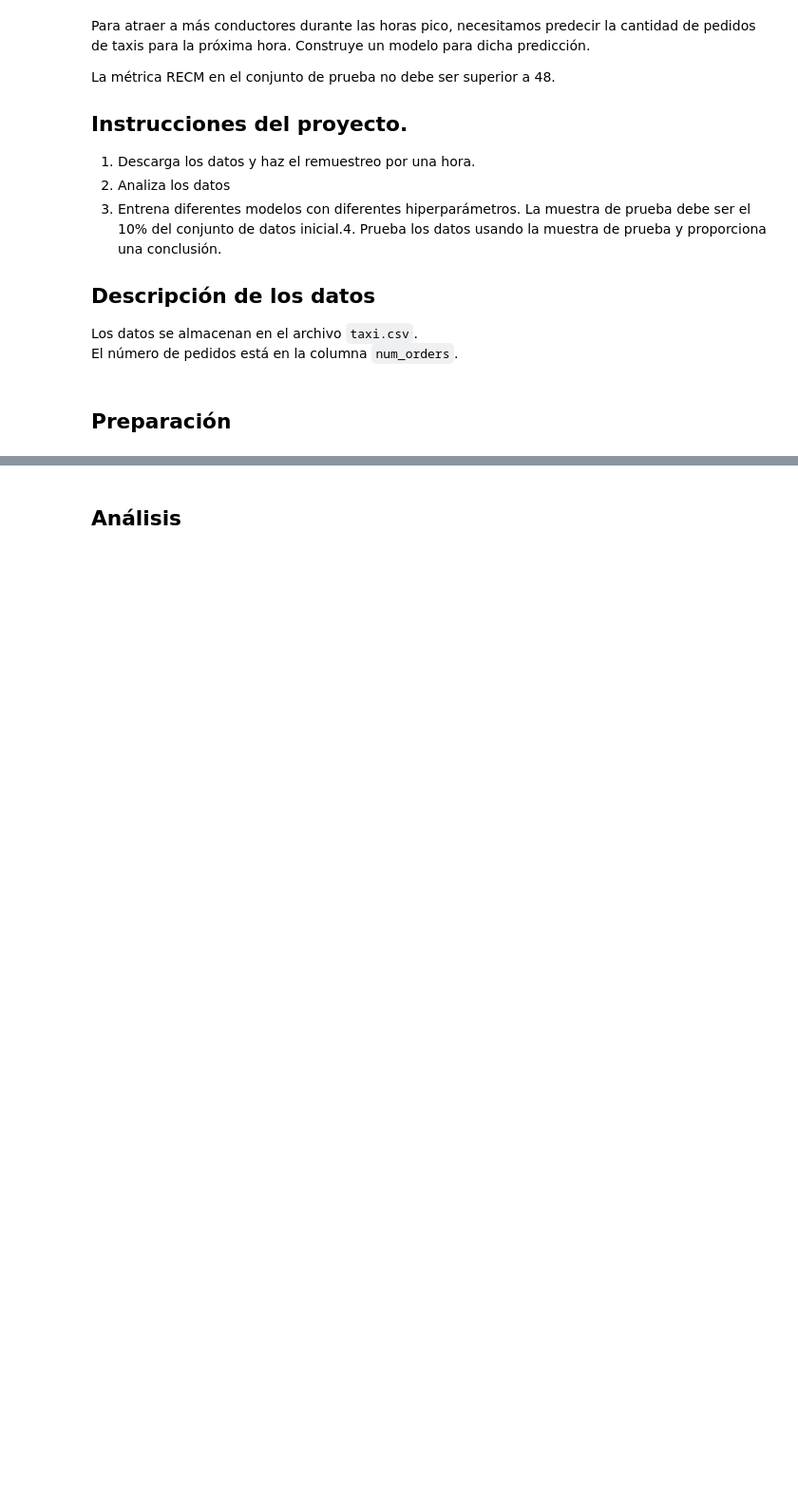
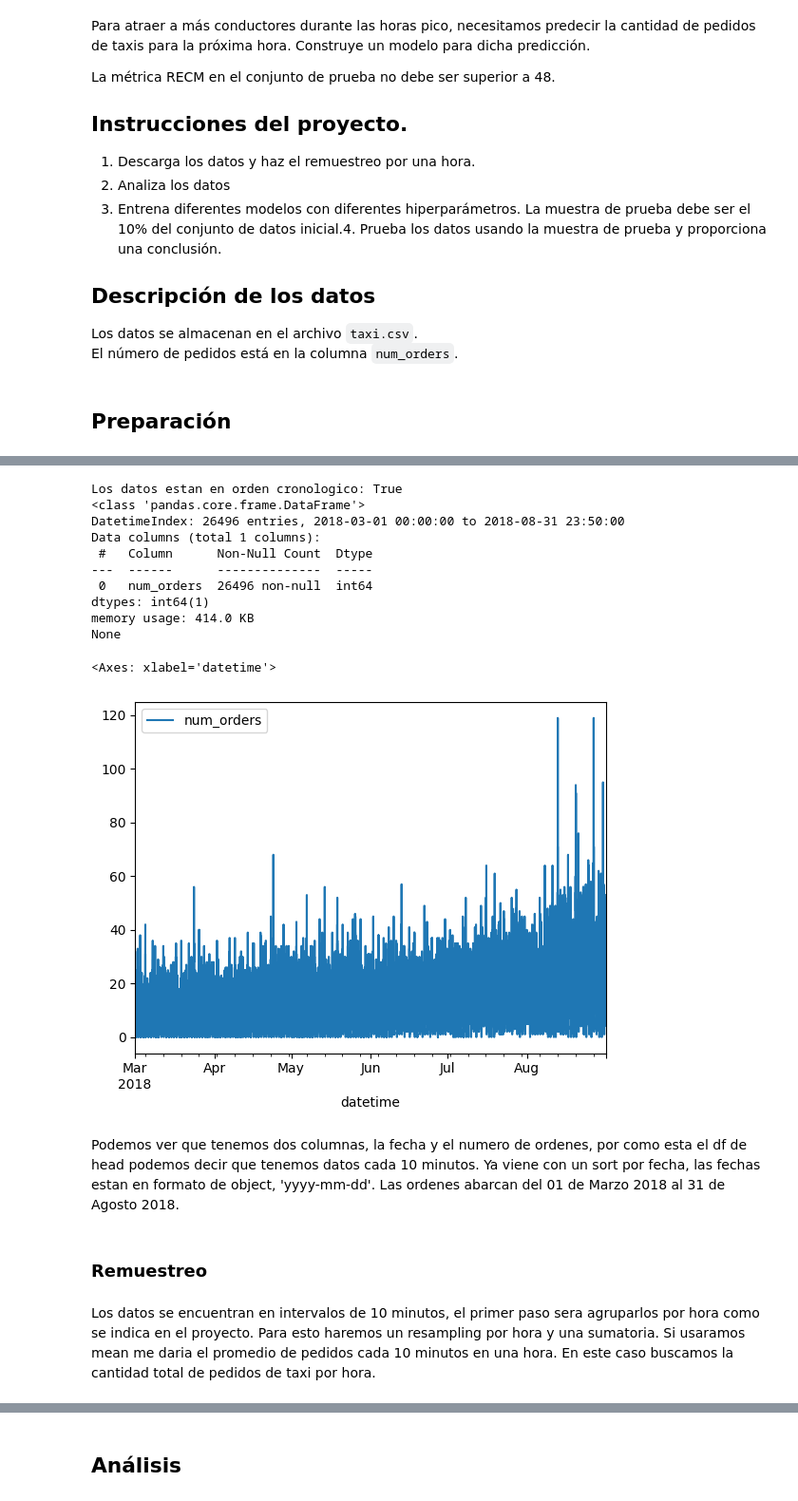
Before and after one commit to vallejocvl/tripleten-ds, a Jupyter notebook: sprint_15/sprint15_cvl.ipynb, the cells around one changed output, grey strips where cells are left out. Shown: that part at 95% size. Saved outputs shown, nothing was run; the diff lists cells and outputs as text; code cells hidden in the pictures; blank space fills up the shorter version.

```diff
--- a/sprint_15/sprint15_cvl.ipynb
+++ b/sprint_15/sprint15_cvl.ipynb
@@ -19,0 +39,4 @@ El número de pedidos está en la columna `num_orders`.
+# %%
+df = pd.read_csv('datasets/taxi.csv', parse_dates=[0])
+print(df.head())
+print(df.tail())
@@ -19,0 +56,34 @@ El número de pedidos está en la columna `num_orders`.
+# %%
+# Nos aseguramos de quitar valores duplicados o ausentes
+
+df.dropna(inplace=True)
+df.drop_duplicates(inplace=True)
+# %%
+# Paso mis fechas a mi indice
+df.set_index('datetime',inplace=True)
+
+# Imprimo si esta en orden cronologico y la info de mi df
+print(f'Los datos estan en orden cronologico: {df.index.is_monotonic_increasing}')
+print(df.info())
+
+# Trazo el gráfico
+df.plot()
+# %% [output]
+Los datos estan en orden cronologico: True
+<class 'pandas.core.frame.DataFrame'>
+DatetimeIndex: 26496 entries, 2018-03-01 00:00:00 to 2018-08-31 23:50:00
+Data columns (total 1 columns):
+ #   Column      Non-Null Count  Dtype
+---  ------      --------------  -----
+ 0   num_orders  26496 non-null  int64
+dtypes: int64(1)
+memory usage: 414.0 KB
+None
+<Axes: xlabel='datetime'>
+[figure, added]
+# %% [markdown]
+Podemos ver que tenemos dos columnas, la fecha y el numero de ordenes, por como esta el df de head podemos decir que tenemos datos cada 10 minutos. Ya viene con un sort por fecha, las fechas estan en formato de object, 'yyyy-mm-dd'. Las ordenes abarcan del 01 de Marzo 2018 al 31 de Agosto 2018.
+# %% [markdown]
+### Remuestreo
+# %% [markdown]
+Los datos se encuentran en intervalos de 10 minutos, el primer paso sera agruparlos por hora como se indica en el proyecto. Para esto haremos un resampling por hora y una sumatoria. Si usaramos mean me daria el promedio de pedidos cada 10 minutos en una hora. En este caso buscamos la cantidad total de pedidos de taxi por hora.
```
Also changed, not shown: parts of 31 cells of this notebook, 9 other files.
